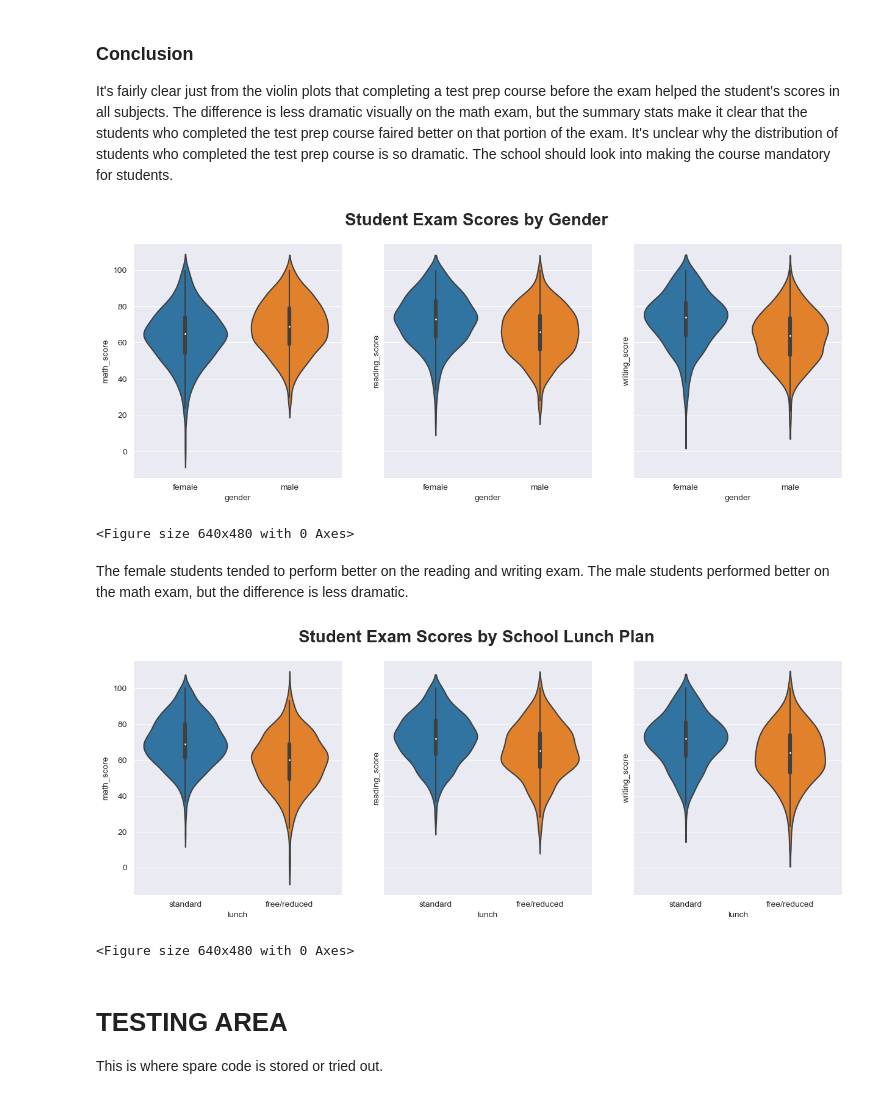
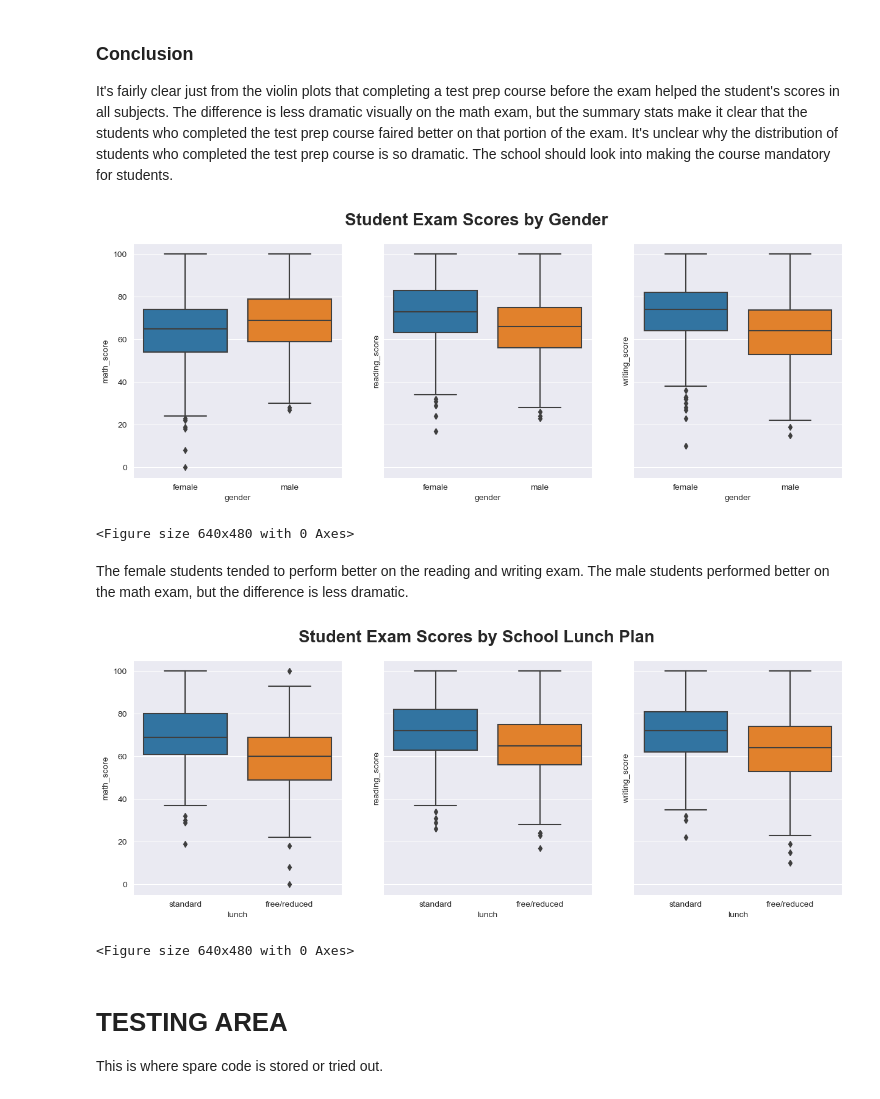
Before and after one commit to ajgafford/Student-Exam-Performance, a Jupyter notebook: Student-Exam-Performance-Analysis.ipynb, the cells around one changed output. Cells and saved outputs as stored; diff of their text form; code cells hidden in the pictures.

```diff
--- a/Student-Exam-Performance-Analysis.ipynb
+++ b/Student-Exam-Performance-Analysis.ipynb
@@ -583,40 +583,40 @@ fig, axes = plt.subplots(1, 3, figsize=(15,5), sharey=True)
 fig.suptitle('Student Exam Scores by Gender', size=20, fontweight='bold')
 
 # math
-sns.violinplot(ax=axes[0], y='math_score', x='gender', data=df)
+sns.boxplot(ax=axes[0], y='math_score', x='gender', data=df)
 plt.ylabel('')
 
 # reading
-sns.violinplot(ax=axes[1], y='reading_score', x='gender', data=df)
+sns.boxplot(ax=axes[1], y='reading_score', x='gender', data=df)
 
 # writing
-sns.violinplot(ax=axes[2], y='writing_score', x='gender', data=df)
+sns.boxplot(ax=axes[2], y='writing_score', x='gender', data=df)
 
 plt.show()
 plt.clf()
 # %% [output]
-[figure, old version]
+[figure, new version]
 <Figure size 640x480 with 0 Axes>
 # %% [markdown]
 The female students tended to perform better on the reading and writing exam. The male students performed better on the math exam, but the difference is less dramatic.
 # %%
 fig, axes = plt.subplots(1, 3, figsize=(15,5), sharey=True)
 fig.suptitle('Student Exam Scores by School Lunch Plan', size=20, fontweight='bold')
 
 # math
-sns.violinplot(ax=axes[0], y='math_score', x='lunch', data=df)
+sns.boxplot(ax=axes[0], y='math_score', x='lunch', data=df)
 plt.ylabel('')
 
 # reading
-sns.violinplot(ax=axes[1], y='reading_score', x='lunch', data=df)
+sns.boxplot(ax=axes[1], y='reading_score', x='lunch', data=df)
 
 # writing
-sns.violinplot(ax=axes[2], y='writing_score', x='lunch', data=df)
+sns.boxplot(ax=axes[2], y='writing_score', x='lunch', data=df)
 
 plt.show()
 plt.clf()
 # %% [output]
-[figure, old version]
+[figure, new version]
 <Figure size 640x480 with 0 Axes>
 # %% [markdown]
 # TESTING AREA
```
Also changed, not shown: parts of 12 cells of this notebook.
